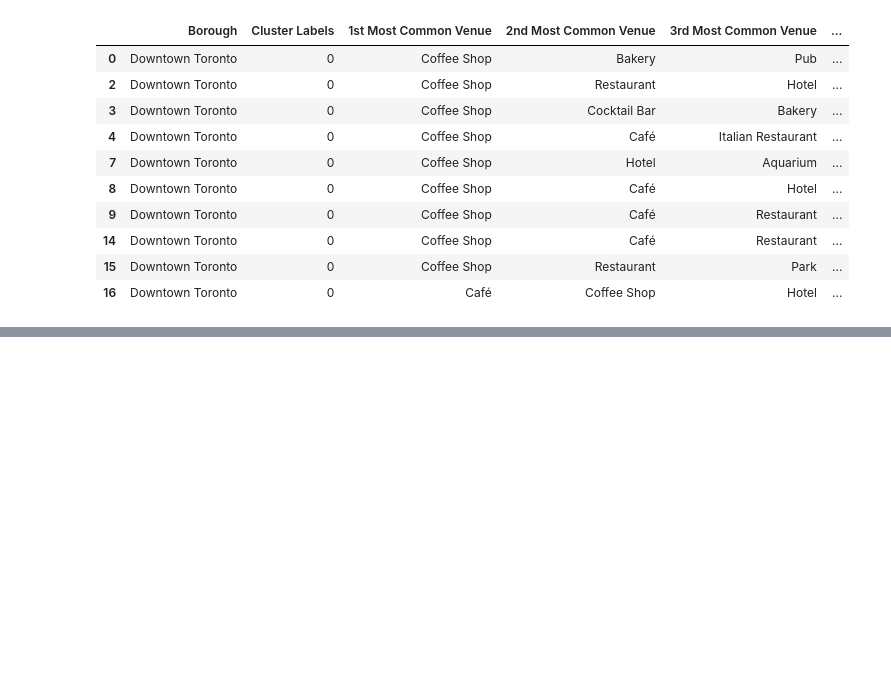
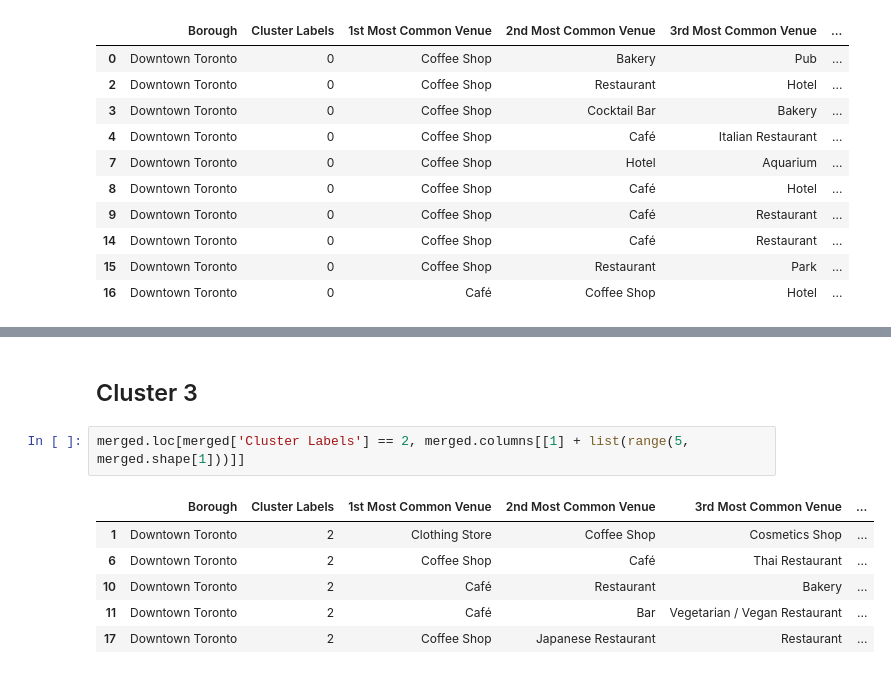
Before and after one commit to bakytn/Coursera_Capstone, a Jupyter notebook: ads_capstone_week3.ipynb, the cells around one changed output, grey strips where cells are left out. Drawn from its saved outputs; the diff is of its cells as text; blank space fills up the shorter version.

Commit message:
Clustering data: pereach cluster

```diff
--- a/ads_capstone_week3.ipynb
+++ b/ads_capstone_week3.ipynb
@@ -572,0 +582,11 @@ merged.loc[merged['Cluster Labels'] == 0, merged.columns[[1] + list(range(5, mer
+# %% [markdown]
+## Cluster 3
+# %%
+merged.loc[merged['Cluster Labels'] == 2, merged.columns[[1] + list(range(5, merged.shape[1]))]]
+# %% [output]
+|  | Borough | Cluster Labels | 1st Most Common Venue | 2nd Most Common Venue | 3rd Most Common Venue | ... |
+| 1 | Downtown Toronto | 2 | Clothing Store | Coffee Shop | Cosmetics Shop | ... |
+| 6 | Downtown Toronto | 2 | Coffee Shop | Café | Thai Restaurant | ... |
+| 10 | Downtown Toronto | 2 | Café | Restaurant | Bakery | ... |
+| 11 | Downtown Toronto | 2 | Café | Bar | Vegetarian / Vegan Restaurant | ... |
+| 17 | Downtown Toronto | 2 | Coffee Shop | Japanese Restaurant | Restaurant | ... |
```
Also changed, not shown: parts of 7 cells of this notebook.
